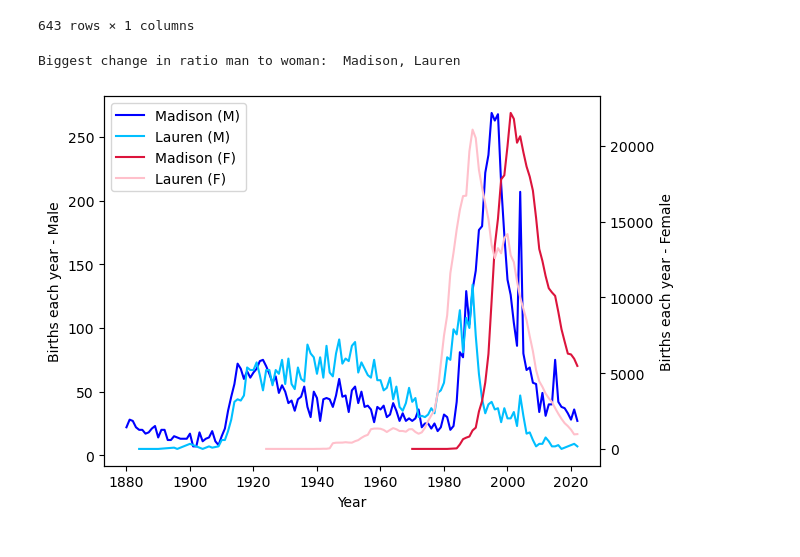
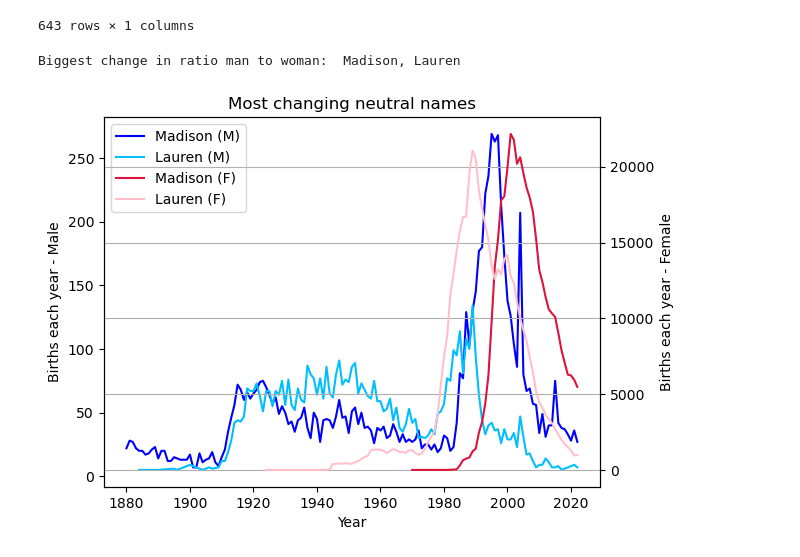
Before and after one commit to BartlomiejGasyna/Exploratory-Data-Analysis-Project-1, a Jupyter notebook: project.ipynb, the cells around one changed output. Saved outputs shown, nothing was run; the diff lists cells and outputs as text; code cells hidden in the pictures.

```diff
--- a/project.ipynb
+++ b/project.ipynb
@@ -40,0 +53,12 @@ combined_df
+# %%
+combined_df['first_letter'] = combined_df['Count'].astype(str).apply(lambda x: x[0])
+combined_df['first_letter']
+# combined_df['Count'] = combined_df['Count'][:][0]
+# combined_df.pivot_table(values='Year', index=['Count'], aggfunc='count')
+# combined_df.pivot_table(values='Count', )
+digits = [1, 2, 3, 4, 5, 6, 7, 8, 9]
+
+# sum1 = combined_df['first_letter'][combined_df['first_letter'] == '0'].sum()
+
+
+# sums['Count'].plot(kind='bar')
@@ -161,0 +145,6 @@ Year
+# %%
+names_df_pivot = combined_df.pivot_table(index=['Year', 'Gender', 'Name'], values='Count')
+births = combined_df.pivot_table(index=['Year', 'Gender'], values='Count', aggfunc='sum')
+
+combined_df[['Frequency_male', 'Frequency_female']] = (names_df_pivot / births).reset_index().pivot_table(index=['Year', 'Gender', 'Name'], columns='Gender').reset_index()['Count'][['M', 'F']]
+combined_df.head()
@@ -492,13 +477,13 @@ Zion       43657.0
 # %%
 neutral_first_df  = first_range.loc[first_range['Name'].isin(neutral_names)]
 neutral_first_pivot = neutral_first_df.pivot_table(values='Count', index='Name', columns='Gender', aggfunc='sum')
-# neutral_first_pivot.apply(lambda x: x / x.sum() * 100, axis=1)
+
 neutral_first_pivot = neutral_first_pivot.fillna(0)
 neutral_first_pivot
 
 neutral_second_df  = second_range.loc[second_range['Name'].isin(neutral_names)]
 neutral_second_pivot = neutral_second_df.pivot_table(values='Count', index='Name', columns='Gender', aggfunc='sum')
-# neutral_first_pivot.apply(lambda x: x / x.sum() * 100, axis=1)
+
 neutral_second_pivot = neutral_second_pivot.fillna(0)
 neutral_second_pivot
 
@@ -510,7 +495,6 @@ neutral_first_pivot['Ratio']    = neutral_first_pivot['M'] / (neutral_first_pivo
 neutral_second_pivot['Ratio']    = neutral_second_pivot['M'] / (neutral_second_pivot['F'] + neutral_second_pivot['M'])
 
 diff = neutral_second_pivot['Ratio'] - neutral_first_pivot['Ratio']
-diff.nlargest(2)
 
 print('Biggest change in ratio man to woman: ', ', '.join(diff.abs().nlargest(2).index.values))
 
@@ -518,62 +502,34 @@ madison_m = combined_df.loc[(combined_df['Name'] == 'Madison') & (combined_df['G
 madison_f = combined_df.loc[(combined_df['Name'] == 'Madison') & (combined_df['Gender'] == 'F')].sort_values(by='Year').copy().reset_index(drop=True)
 
 lauren_m = combined_df.loc[(combined_df['Name'] == 'Lauren') & (combined_df['Gender'] == 'M')].sort_values(by='Year').copy().reset_index(drop=True)
 lauren_f = combined_df.loc[(combined_df['Name'] == 'Lauren') & (combined_df['Gender'] == 'F')].sort_values(by='Year').copy().reset_index(drop=True)
 
 fig, ax = plt.subplots()
 ax2 = ax.twinx()
-# lue_m.plot(x='Year', y='Count', color='steelblue', label='Lue (M)')
-# lue_f.plot(x='Year', y='Count', color='steelblue', label='Lue (M)')
+
 
 madison_m.plot(x='Year', y='Count', color='blue', label='Madison (M)', ax=ax)
 madison_f.plot(x='Year', y='Count', color='crimson', label='Madison (F)', ax=ax2)
 
 lauren_m.plot(x='Year', y='Count', color='deepskyblue', label='Lauren (M)', ax=ax)
 lauren_f.plot(x='Year', y='Count', color='pink', label='Lauren (F)', ax=ax2)
-# ax.plot(madison_m['Year'], madison_m['Count'], ax = ax, color = 'blue', label='Madison (M)')
-# ax.plot(madison_f['Year'], madison_f['Count'], ax = ax2,  color = 'crimson', label='Madison (F)')
 
-# ax.plot(lauren_m['Year'], lauren_m['Count'], ax = ax,  color = 'deepskyblue', label='Lauren (M)')
-# ax.plot(lauren_f['Year'], lauren_f['Count'], ax = ax,  color = 'pink', label='Lauren (F)')
 handles1, labels1 = ax.get_legend_handles_labels()
 handles2, labels2 = ax2.get_legend_handles_labels()
 
 handles = handles1 + handles2
 labels = labels1 + labels2
 
 
 ax.legend(handles, labels, loc='best')
 ax2.legend().remove()
 
+ax.set_title('Most changing neutral names')
 ax.set_ylabel('Births each year - Male')
 ax2.set_ylabel('Births each year - Female')
 
+plt.grid()
 plt.show()
-
-
-# print('Biggest change in first range: ', ', '.join(neutral_first_pivot['Diff'].nlargest(2).index.values))
-# print('Biggest change in second range: ', ', '.join(neutral_second_pivot['Diff'].nlargest(2).index.values))
-
-
-# # john_data = combined_df.loc[(combined_df['Name'] == 'John') & (combined_df['Gender'] == 'M')].sort_values(by='Year').copy().reset_index(drop=True)
-
-# fig, ax = plt.subplots()
-# mary_f = combined_df.loc[(combined_df['Name'] == 'Mary') & (combined_df['Gender'] == 'F')][['Year', 'Count']].sort_values(by='Year')
-# mary_m = combined_df.loc[(combined_df['Name'] == 'Mary') & (combined_df['Gender'] == 'M')][['Year', 'Count']].sort_values(by='Year')
-
-# ax.plot(mary_f['Year'], mary_f['Count'], color='orangered', label='Mary (F)')
-# ax.plot(mary_m['Year'], mary_m['Count'], color='orangered', label='Mary (F)')
-
-
-# john_f = combined_df.loc[(combined_df['Name'] == 'John') & (combined_df['Gender'] == 'F')][['Year', 'Count']].sort_values(by='Year')
-# john_m = combined_df.loc[(combined_df['Name'] == 'John') & (combined_df['Gender'] == 'M')][['Year', 'Count']].sort_values(by='Year')
-
-# ax.plot(john_f['Year'], john_f['Count'], color='orangered', label='Mary (F)')
-# ax.plot(john_m['Year'], john_m['Count'], color='orangered', label='Mary (F)')
-
-
-
-# plt.show()
 # %% [output]
 Biggest change in ratio man to woman:  Madison, Lauren
-[figure, old version]
+[figure, new version]
```
Also changed, not shown: parts of 35 cells of this notebook.
